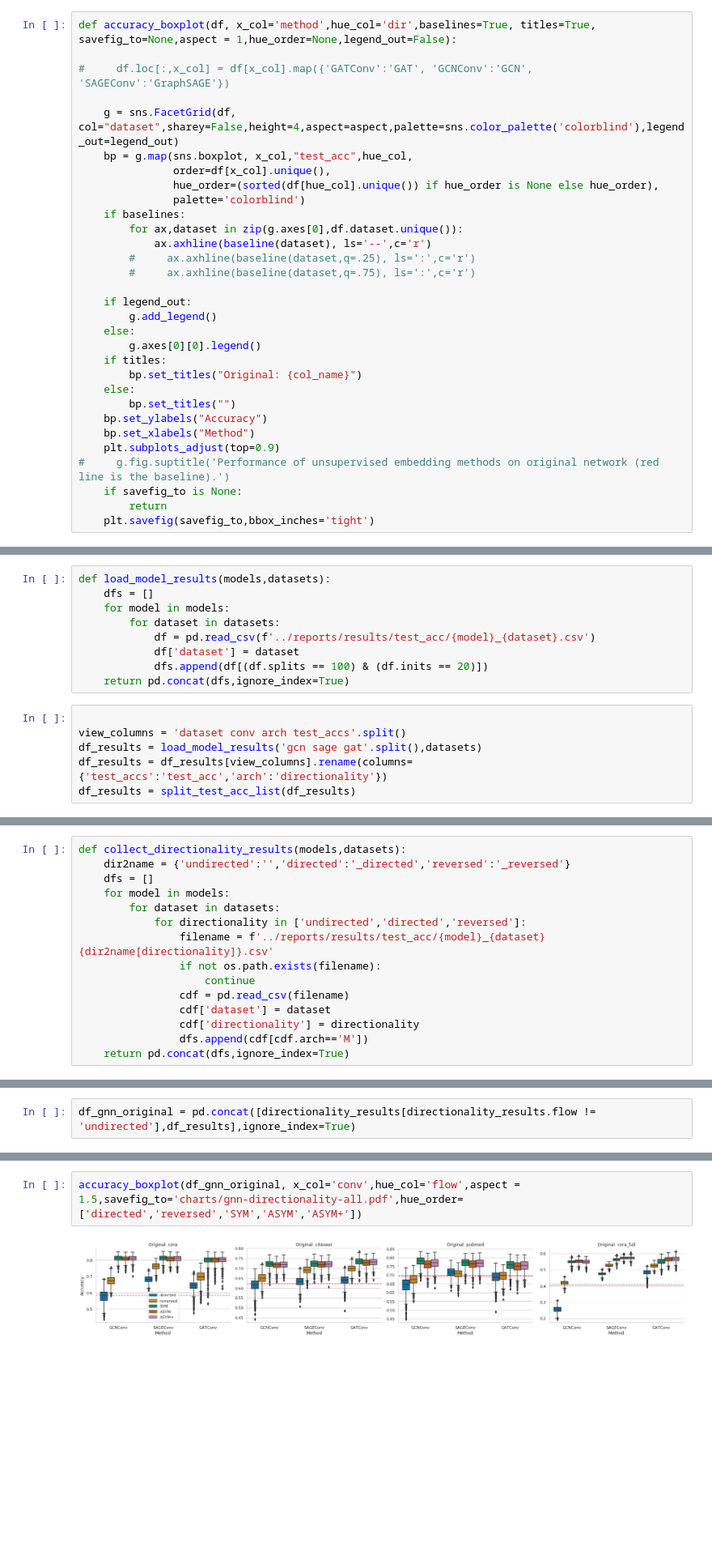
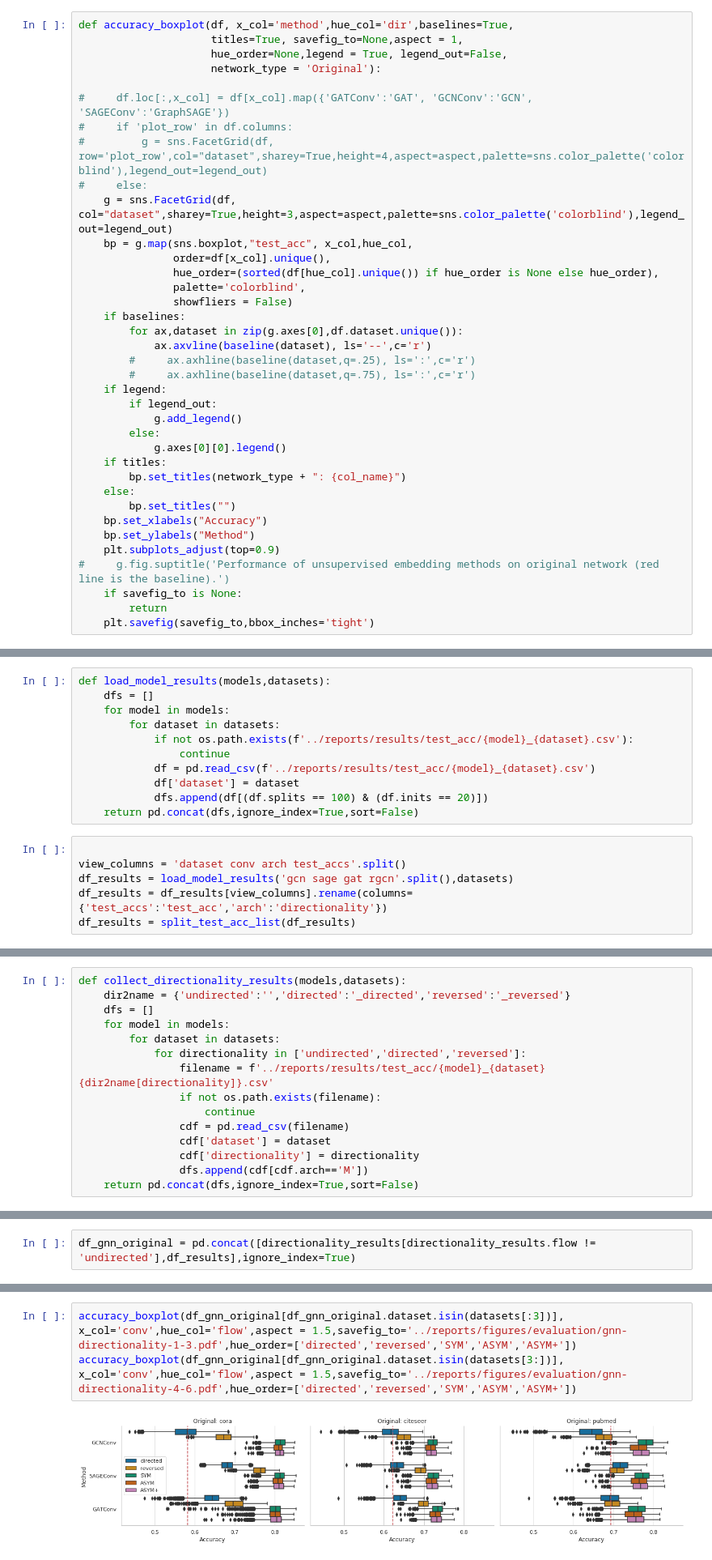
Before and after one commit to sqrhussain/structure-in-gnn, a Jupyter notebook: notebooks/collect_evaluation_results.ipynb, the cells around one changed output, grey strips where cells are left out. Shown at 81% size. Drawn from its saved outputs; the diff is of its cells as text; blank space fills up the shorter version.

```diff
--- a/notebooks/collect_evaluation_results.ipynb
+++ b/notebooks/collect_evaluation_results.ipynb
@@ -40,29 +50,35 @@ def baseline(dataset,q=0.5):
 # %%
-def accuracy_boxplot(df, x_col='method',hue_col='dir',baselines=True, titles=True, savefig_to=None,aspect = 1,hue_order=None,legend_out=False):
+def accuracy_boxplot(df, x_col='method',hue_col='dir',baselines=True,
+                     titles=True, savefig_to=None,aspect = 1,
+                     hue_order=None,legend = True, legend_out=False,
+                     network_type = 'Original'):
 
 #     df.loc[:,x_col] = df[x_col].map({'GATConv':'GAT', 'GCNConv':'GCN', 'SAGEConv':'GraphSAGE'})
-
-    g = sns.FacetGrid(df, col="dataset",sharey=False,height=4,aspect=aspect,palette=sns.color_palette('colorblind'),legend_out=legend_out)
-    bp = g.map(sns.boxplot, x_col,"test_acc",hue_col,
+#     if 'plot_row' in df.columns:
+#         g = sns.FacetGrid(df, row='plot_row',col="dataset",sharey=True,height=4,aspect=aspect,palette=sns.color_palette('colorblind'),legend_out=legend_out)
+#     else:
+    g = sns.FacetGrid(df, col="dataset",sharey=True,height=3,aspect=aspect,palette=sns.color_palette('colorblind'),legend_out=legend_out)
+    bp = g.map(sns.boxplot,"test_acc", x_col,hue_col,
                order=df[x_col].unique(),
                hue_order=(sorted(df[hue_col].unique()) if hue_order is None else hue_order),
-               palette='colorblind')
+               palette='colorblind',
+               showfliers = False)
     if baselines:
         for ax,dataset in zip(g.axes[0],df.dataset.unique()):
-            ax.axhline(baseline(dataset), ls='--',c='r')
+            ax.axvline(baseline(dataset), ls='--',c='r')
         #     ax.axhline(baseline(dataset,q=.25), ls=':',c='r')
         #     ax.axhline(baseline(dataset,q=.75), ls=':',c='r')
-
-    if legend_out:
-        g.add_legend()
-    else:
-        g.axes[0][0].legend()
+    if legend:
+        if legend_out:
+            g.add_legend()
+        else:
+            g.axes[0][0].legend()
     if titles:
-        bp.set_titles("Original: {col_name}")
+        bp.set_titles(network_type + ": {col_name}")
     else:
         bp.set_titles("")
-    bp.set_ylabels("Accuracy")
-    bp.set_xlabels("Method")
+    bp.set_xlabels("Accuracy")
+    bp.set_ylabels("Method")
     plt.subplots_adjust(top=0.9)
 #     g.fig.suptitle('Performance of unsupervised embedding methods on original network (red line is the baseline).')
     if savefig_to is None:
@@ -83,13 +99,15 @@ def load_model_results(models,datasets):
     dfs = []
     for model in models:
         for dataset in datasets:
+            if not os.path.exists(f'../reports/results/test_acc/{model}_{dataset}.csv'):
+                continue
             df = pd.read_csv(f'../reports/results/test_acc/{model}_{dataset}.csv')
             df['dataset'] = dataset
             dfs.append(df[(df.splits == 100) & (df.inits == 20)])
-    return pd.concat(dfs,ignore_index=True)
+    return pd.concat(dfs,ignore_index=True,sort=False)
 # %%
 
 view_columns = 'dataset conv arch test_accs'.split()
-df_results = load_model_results('gcn sage gat'.split(),datasets)
+df_results = load_model_results('gcn sage gat rgcn'.split(),datasets)
 df_results = df_results[view_columns].rename(columns={'test_accs':'test_acc','arch':'directionality'})
 df_results = split_test_acc_list(df_results)
@@ -117,7 +129,7 @@ def collect_directionality_results(models,datasets):
                 cdf['dataset'] = dataset
                 cdf['directionality'] = directionality
                 dfs.append(cdf[cdf.arch=='M'])
-    return pd.concat(dfs,ignore_index=True)
+    return pd.concat(dfs,ignore_index=True,sort=False)
 # %%
 view_columns = 'dataset conv directionality test_accs'.split()
 directionality_results = collect_directionality_results('gcn sage gat'.split(),datasets)
@@ -135,4 +155,5 @@ df_gnn_original = pd.concat([directionality_results[directionality_results.flow
 # %%
-accuracy_boxplot(df_gnn_original, x_col='conv',hue_col='flow',aspect = 1.5,savefig_to='charts/gnn-directionality-all.pdf',hue_order=['directed','reversed','SYM','ASYM','ASYM+'])
+accuracy_boxplot(df_gnn_original[df_gnn_original.dataset.isin(datasets[:3])], x_col='conv',hue_col='flow',aspect = 1.5,savefig_to='../reports/figures/evaluation/gnn-directionality-1-3.pdf',hue_order=['directed','reversed','SYM','ASYM','ASYM+'])
+accuracy_boxplot(df_gnn_original[df_gnn_original.dataset.isin(datasets[3:])], x_col='conv',hue_col='flow',aspect = 1.5,savefig_to='../reports/figures/evaluation/gnn-directionality-4-6.pdf',hue_order=['directed','reversed','SYM','ASYM','ASYM+'])
 # %% [output]
-[figure, old version]
+[figure, new version]
```
Also changed, not shown: parts of 23 cells of this notebook, 14 other files.
